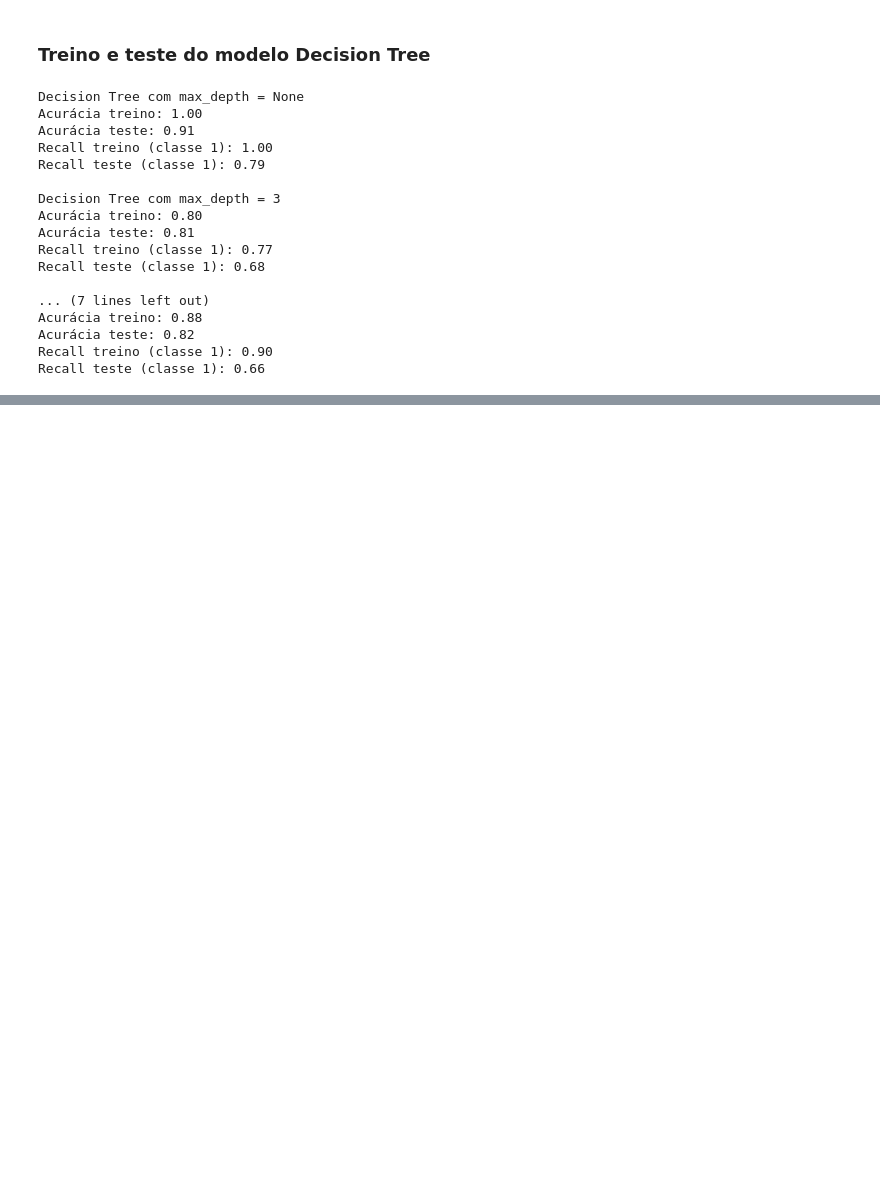
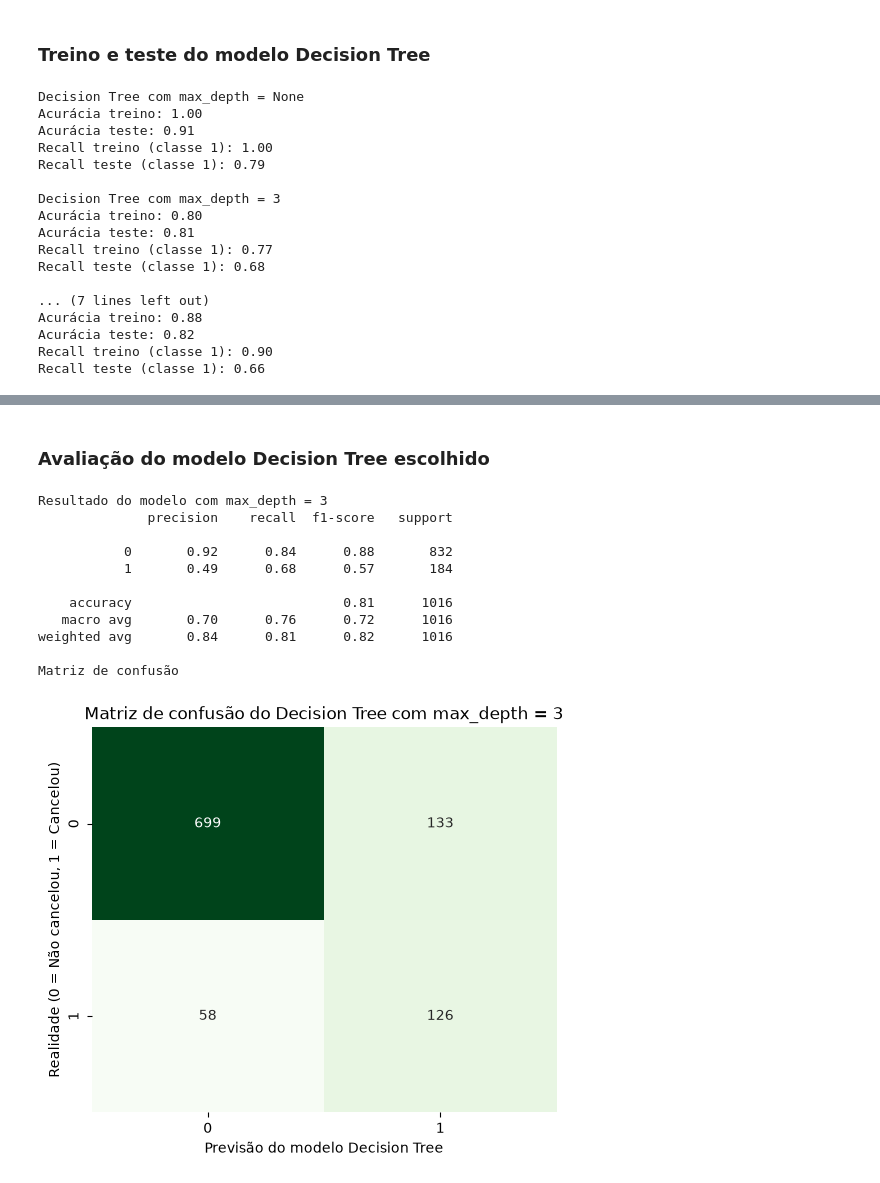
Before and after one commit to Gabriel-Henrique-28/Projeto-Final-Machine-Learning-SC-TEC, a Jupyter notebook: main.ipynb, the cells around one changed output, grey strips where cells are left out. Cells and saved outputs as stored; diff of their text form; code cells hidden in the pictures; blank space fills up the shorter version.

```diff
--- a/main.ipynb
+++ b/main.ipynb
@@ -606,0 +638,30 @@ O modelo escolhido de KNN escolhido foi o de n_neighbor = 5. O modelo escolhido
+# %% [markdown]
+### Avaliação do modelo Decision Tree escolhido
+# %%
+choosen_max_depth = 3
+choosen_tree = DecisionTreeClassifier(max_depth=choosen_max_depth, random_state=42, criterion='gini')
+choosen_tree.fit(X_train_smote, y_train_smote)
+choosen_tree_prediction_test = choosen_tree.predict(X_test)
+# %%
+print(f'Resultado do modelo com max_depth = {choosen_max_depth}')
+print(classification_report(y_test, choosen_tree_prediction_test))
+print('Matriz de confusão')
+plt.figure(figsize=(6,5))
+sns.heatmap(confusion_matrix(y_test, choosen_tree_prediction_test), annot=True, fmt='d', cmap='Greens', cbar=False)
+plt.title(f'Matriz de confusão do Decision Tree com max_depth = {choosen_max_depth}')
+plt.ylabel('Realidade (0 = Não cancelou, 1 = Cancelou)')
+plt.xlabel('Previsão do modelo Decision Tree')
+plt.show()
+# %% [output]
+Resultado do modelo com max_depth = 3
+              precision    recall  f1-score   support
+
+           0       0.92      0.84      0.88       832
+           1       0.49      0.68      0.57       184
+
+    accuracy                           0.81      1016
+   macro avg       0.70      0.76      0.72      1016
+weighted avg       0.84      0.81      0.82      1016
+
+Matriz de confusão
+[figure, added]
```
Also changed, not shown: parts of 6 cells of this notebook.
